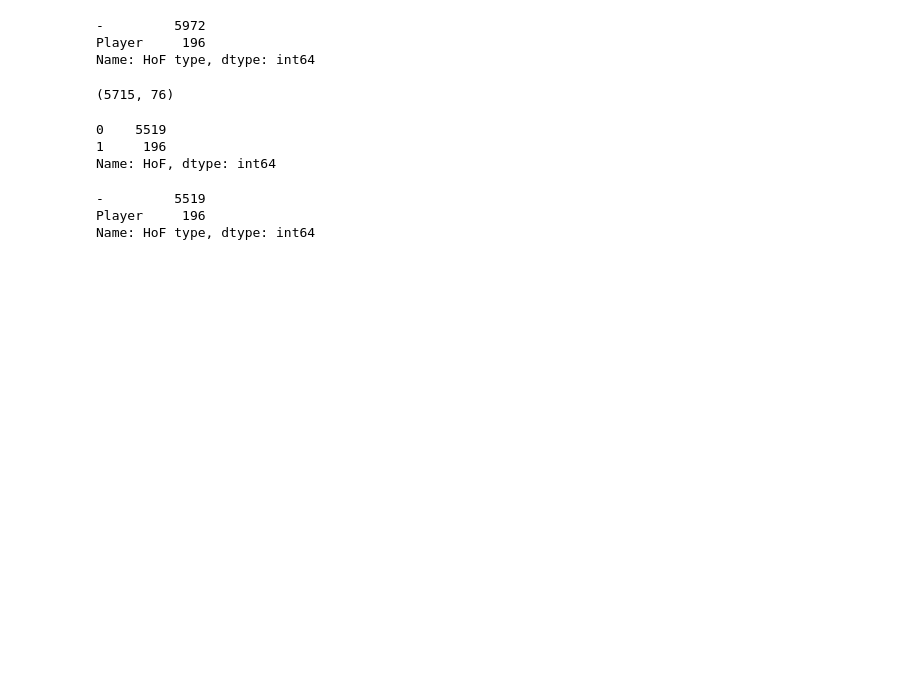
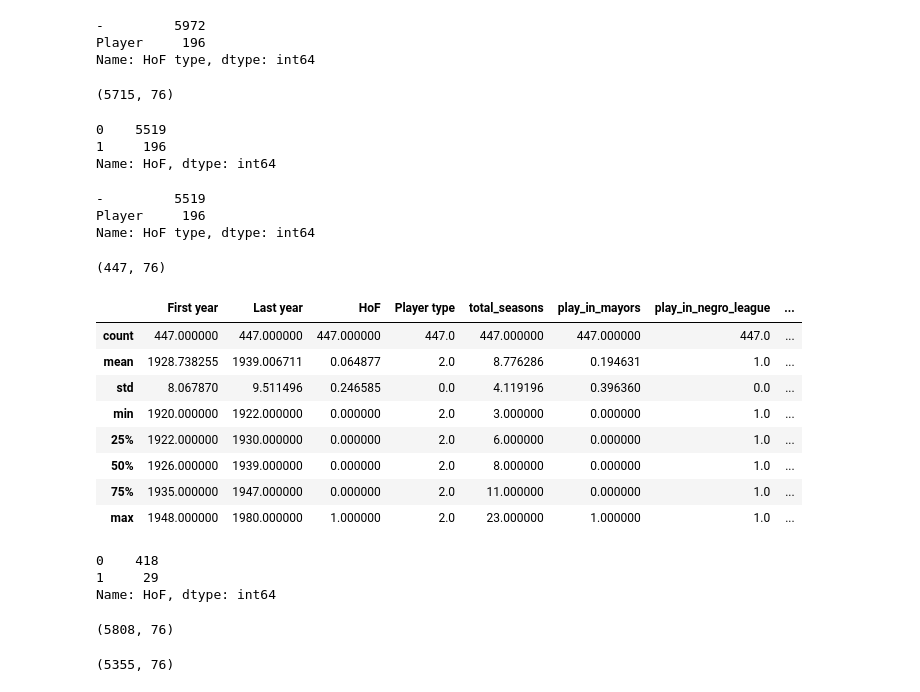
Before and after one commit to abel1927/DJ-MLB-Hall-Fame, a Jupyter notebook: ModelsA/modelsA.ipynb, the cells around one changed output. Drawn from its saved outputs; the diff is of its cells as text; code cells hidden in the pictures; blank space fills up the shorter version.

```diff
--- a/ModelsA/modelsA.ipynb
+++ b/ModelsA/modelsA.ipynb
@@ -6,6 +6,7 @@ import sys; sys.path.insert(0, '..')
 from pprint import pprint
 # %%
 import pandas as pd
+pd.set_option('display.max_columns', None)
 bat_df = pd.read_csv("../Data/Corpus_csv/batters_all_career.csv")
 # %%
 bat_df.head()
@@ -87,3 +83,30 @@ Name: HoF, dtype: int64
 -         5519
 Player     196
 Name: HoF type, dtype: int64
+# %%
+negro_league_condition = {
+    'play_in_negro_league':[1]
+}
+negro_lg_bat_df = filter_dataset(filter_df, negro_league_condition, None, None, None)
+# %%
+negro_lg_bat_df.shape
+# %% [output]
+(447, 76)
+# %%
+negro_lg_bat_df.describe()
+# %% [output]
+|  | First year | Last year | HoF | Player type | total_seasons | play_in_mayors | play_in_negro_league | ... |
+| count | 447.000000 | 447.000000 | 447.000000 | 447.0 | 447.000000 | 447.000000 | 447.0 | ... |
+| mean | 1928.738255 | 1939.006711 | 0.064877 | 2.0 | 8.776286 | 0.194631 | 1.0 | ... |
+| std | 8.067870 | 9.511496 | 0.246585 | 0.0 | 4.119196 | 0.396360 | 0.0 | ... |
+| min | 1920.000000 | 1922.000000 | 0.000000 | 2.0 | 3.000000 | 0.000000 | 1.0 | ... |
+| 25% | 1922.000000 | 1930.000000 | 0.000000 | 2.0 | 6.000000 | 0.000000 | 1.0 | ... |
+| 50% | 1926.000000 | 1939.000000 | 0.000000 | 2.0 | 8.000000 | 0.000000 | 1.0 | ... |
+| 75% | 1935.000000 | 1947.000000 | 0.000000 | 2.0 | 11.000000 | 0.000000 | 1.0 | ... |
+| max | 1948.000000 | 1980.000000 | 1.000000 | 2.0 | 23.000000 | 1.000000 | 1.0 | ... |
+# %%
+negro_lg_bat_df['HoF'].value_counts()
+# %% [output]
+0    418
+1     29
+Name: HoF, dtype: int64
@@ -89,0 +118,4 @@ Name: HoF type, dtype: int64
+# %%
+mayors_lg_bat_df.shape
+# %% [output]
+(5808, 76)
@@ -89,0 +124,4 @@ Name: HoF type, dtype: int64
+# %%
+inactive_mayors_lg_bat_df.shape
+# %% [output]
+(5355, 76)
```
Also changed, not shown: parts of 9 cells of this notebook, 5 other files.
